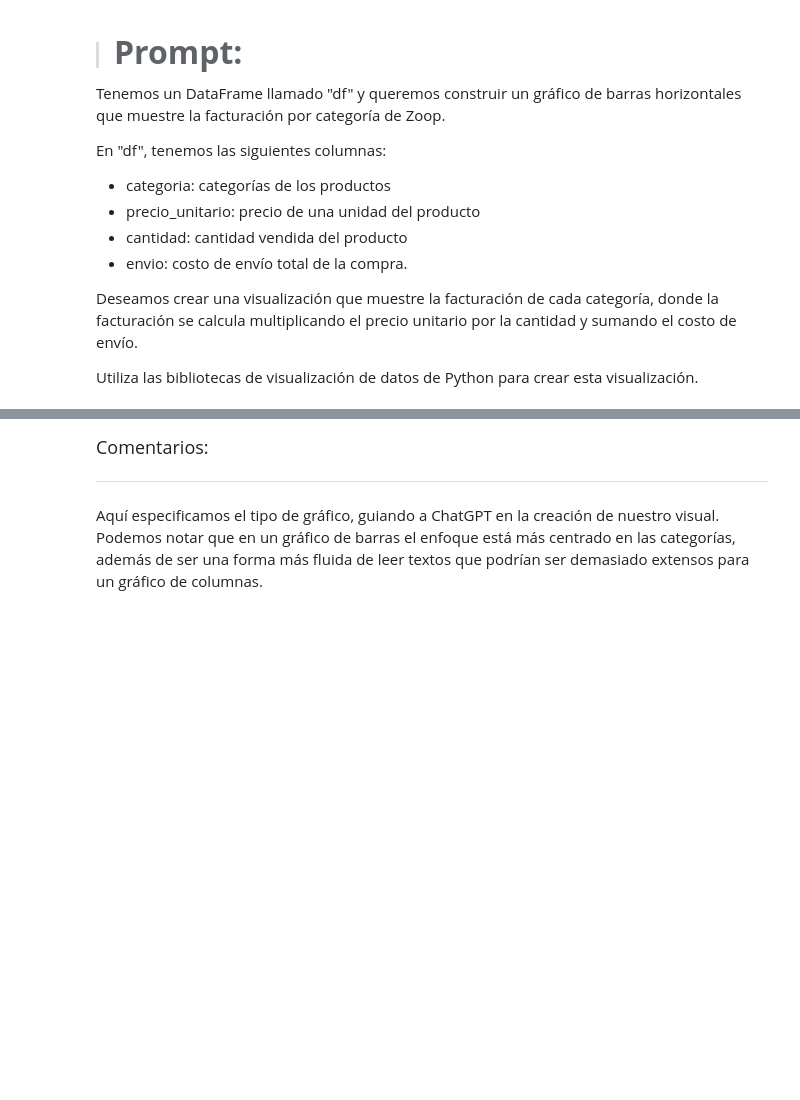
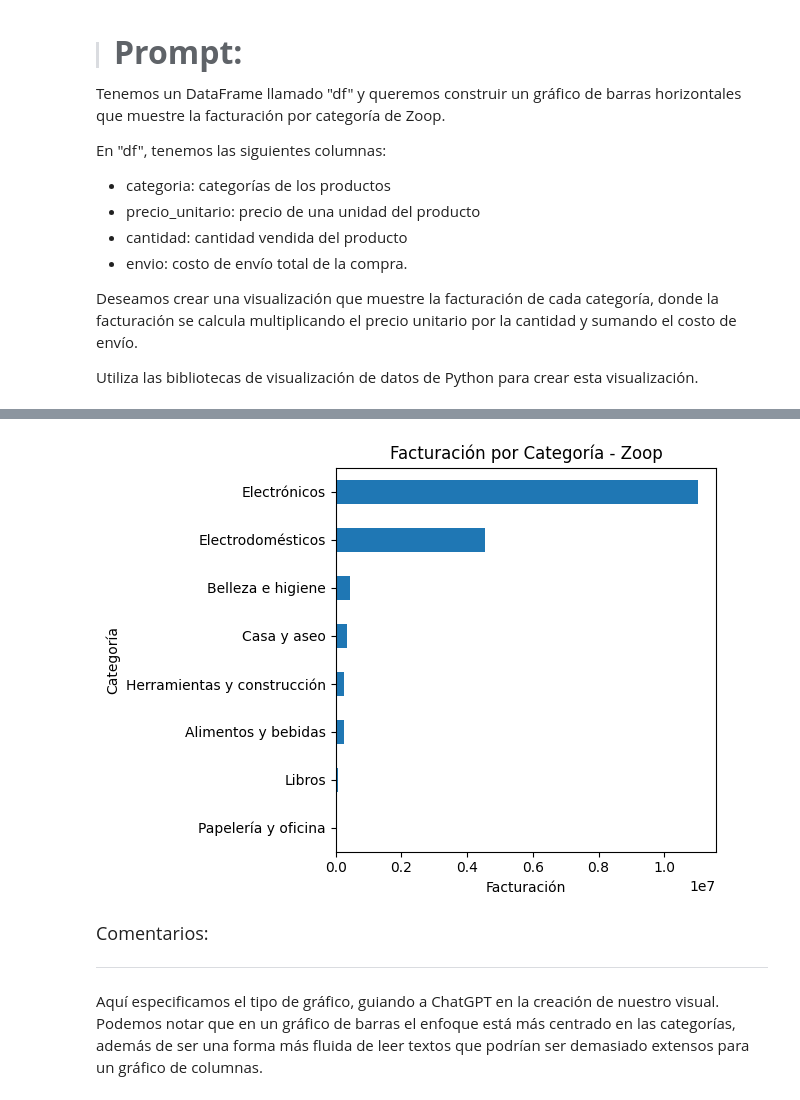
Before and after one commit to Yaaxek/IA-aplicada-a-la-ciencia-de-datos, a Jupyter notebook: ia_aplicada_a_ciencia_de_datos.ipynb, the cells around one changed output, grey strips where cells are left out. Saved outputs shown, nothing was run; the diff lists cells and outputs as text; code cells hidden in the pictures; blank space fills up the shorter version.

```diff
--- a/ia_aplicada_a_ciencia_de_datos.ipynb
+++ b/ia_aplicada_a_ciencia_de_datos.ipynb
@@ -211,3 +1372,18 @@ En "df", tenemos las siguientes columnas:
 Deseamos crear una visualización que muestre la facturación de cada categoría, donde la facturación se calcula multiplicando el precio unitario por la cantidad y sumando el costo de envío.
 
 Utiliza las bibliotecas de visualización de datos de Python para crear esta visualización.
+# %%
+import pandas as pd
+import matplotlib.pyplot as plt
+
+# --- 1) Calcular facturación por fila ---
+# facturación = (precio_unitario * cantidad) + envio
+df["facturacion"] = (df["precio_unitario"] * df["cantidad"]) + df["envio"]
+
+# --- 2) Agrupar por categoría y sumar facturación ---
+facturacion_categoria = (
+    df.groupby("categoria")["facturacion"]
+      .sum()
+      .sort_values(ascending=True)  # orden ascendente para gráfico horizontal
+)
+df
@@ -214,3 +1404,16 @@ Utiliza las bibliotecas de visualización de datos de Python para crear esta vis
+# %%
+# --- 3) Crear gráfico de barras horizontales ---
+plt.figure()
+facturacion_categoria.plot(kind="barh")
+
+plt.xlabel("Facturación")
+plt.ylabel("Categoría")
+plt.title("Facturación por Categoría - Zoop")
+plt.tight_layout()
+
+plt.show()
+# %% [output]
+[figure, added]
 # %% [markdown]
 <font color="7b71ff" size=4> Comentarios: </font>
 
```
Also changed, not shown: parts of 72 cells of this notebook.
